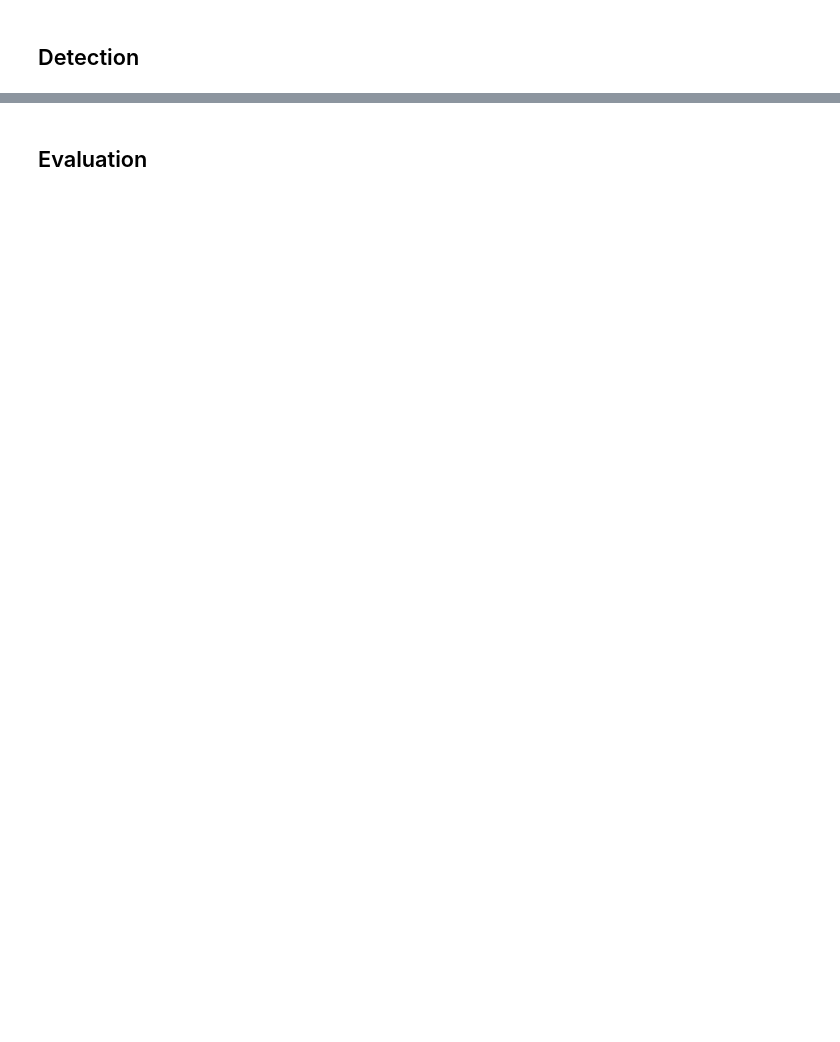
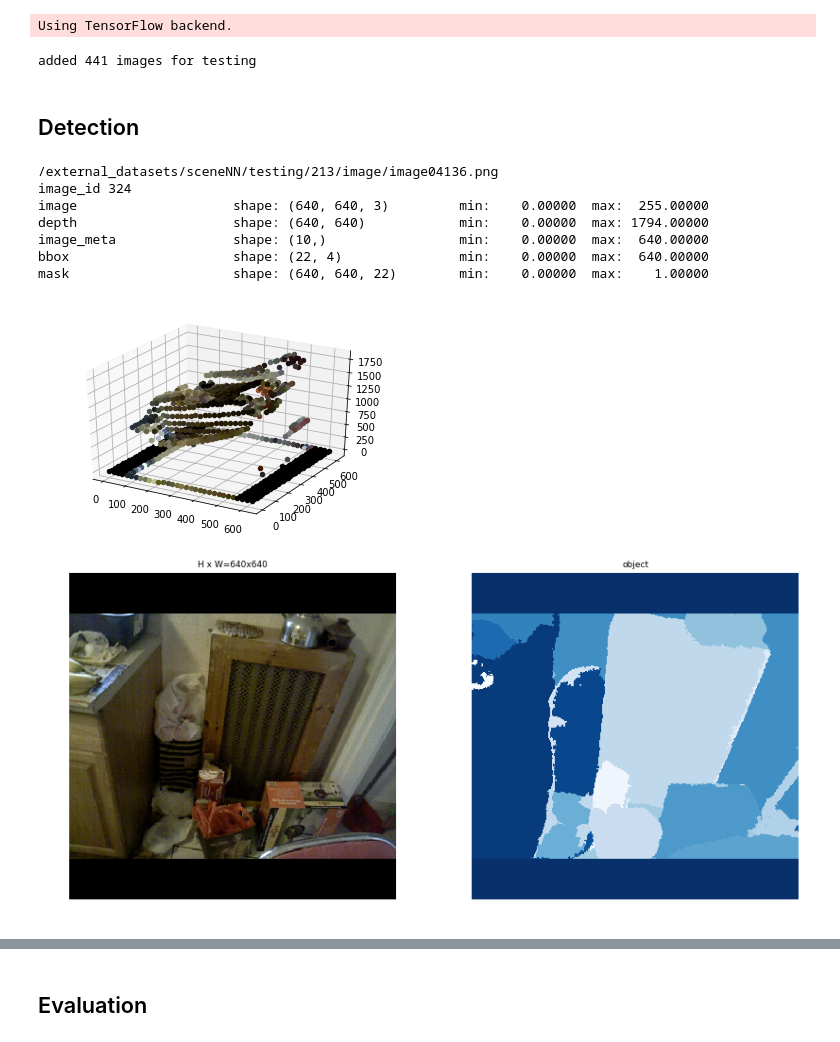
Before and after one commit to orestis-z/Mask_RCNN, a Jupyter notebook: instance_segmentation/sceneNN/eval.ipynb, the cells around one changed output, grey strips where cells are left out. Drawn from its saved outputs; the diff is of its cells as text; code cells hidden in the pictures; blank space fills up the shorter version.

Commit message:
skip images in database

```diff
--- a/instance_segmentation/sceneNN/eval.ipynb
+++ b/instance_segmentation/sceneNN/eval.ipynb
@@ -23,7 +23,9 @@ ROOT_DIR = parentPath
 # Directory to save logs and trained model
 MODEL_DIR = os.path.join(ROOT_DIR, "logs")
 
-SCENENN_DIR = "/home/orestisz/data/sceneNN"
+SCENENN_DIR = "/external_datasets/sceneNN"
+# %% [output]
+Using TensorFlow backend.
 # %%
 # import sceneNN
 from dataset import *
@@ -41,8 +43,10 @@ def get_ax(rows=1, cols=1, size=8):
 # %%
 # Validation dataset
 dataset_test = ObjectsDataset()
-dataset_test.load_sceneNN(SCENENN_DIR, "testing")
+dataset_test.load_sceneNN(SCENENN_DIR, "testing", skip=59)
 dataset_test.prepare()
+# %% [output]
+added 441 images for testing
 # %% [markdown]
 ## Detection
 # %%
@@ -56,31 +60,43 @@ model = modellib.MaskRCNN(mode="inference", config=inference_config, model_dir=M
 # %%
 # Test on a random image
 image_id = random.choice(dataset_test.image_ids)
+image_id = 324
 original_image, image_meta, class_ids, bbox, mask=\
     modellib.load_image_gt(dataset_test, inference_config,
                            image_id, use_mini_mask=False)
 print(dataset_test.image_info[image_id]['path'])
 image = original_image[:, :, 0:3]
 depth = original_image[:, :, 3]
+print("image_id", image_id)
 log("image", image)
 log("depth", depth)
 log("image_meta", image_meta)
 log("bbox", bbox)
 log("mask", mask)
 if 1:
     from mpl_toolkits.mplot3d import Axes3D
     fig = plt.figure()
     ax = fig.add_subplot(111, projection='3d')
     skip = 20
     for x in range(image.shape[0]):
         if x % skip == 0:
             for y in range(image.shape[1]):
                 if y % skip == 0:
                     ax.scatter(
                         x, y, depth[x, y],
                         c=image[x, y] / 255.0)
     plt.show()
 
 visualize.display_top_masks(image, mask, class_ids, dataset_test.class_names, limit=1)
 
 visualize.display_instances(image, bbox, mask, class_ids, dataset_test.class_names, figsize=(8, 8))
+# %% [output]
+/external_datasets/sceneNN/testing/213/image/image04136.png
+image_id 324
+image                    shape: (640, 640, 3)         min:    0.00000  max:  255.00000
+depth                    shape: (640, 640)            min:    0.00000  max: 1794.00000
+image_meta               shape: (10,)                 min:    0.00000  max:  640.00000
+bbox                     shape: (22, 4)               min:    0.00000  max:  640.00000
+mask                     shape: (640, 640, 22)        min:    0.00000  max:    1.00000
+[figure, added]
+[figure, added]
```
Also changed, not shown: parts of 3 cells of this notebook, 9 other files.
